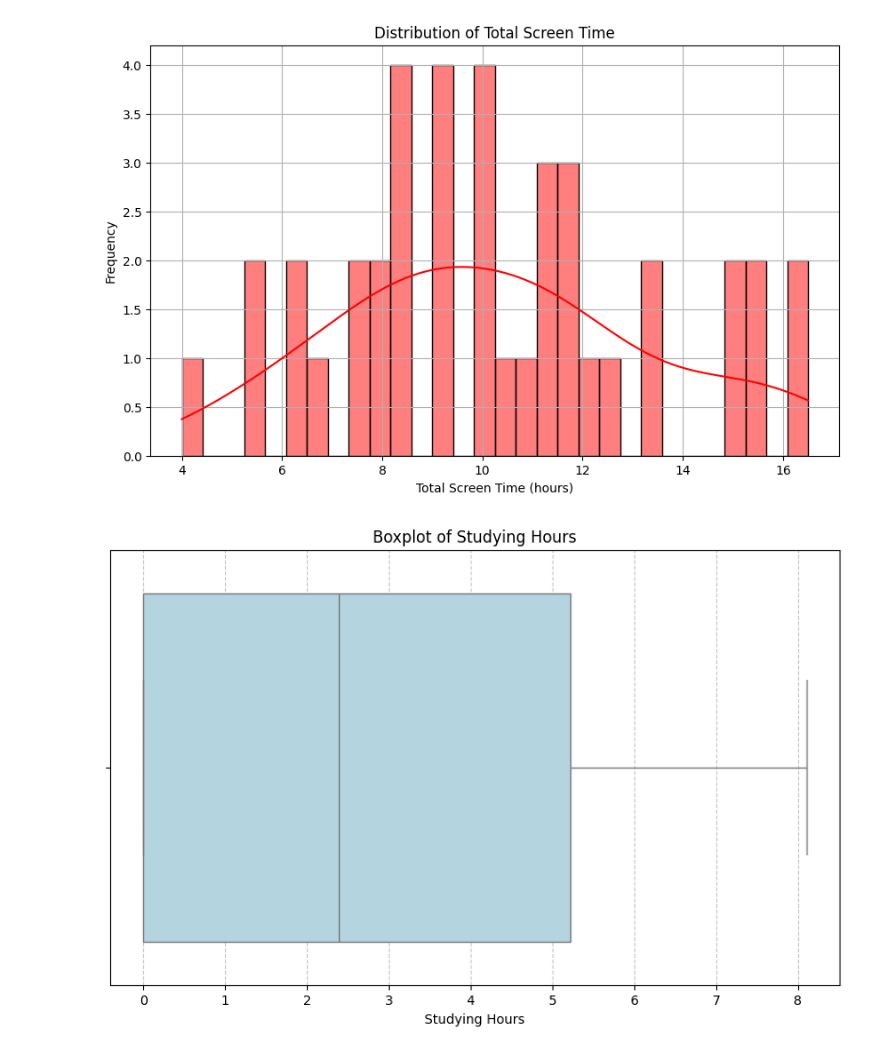
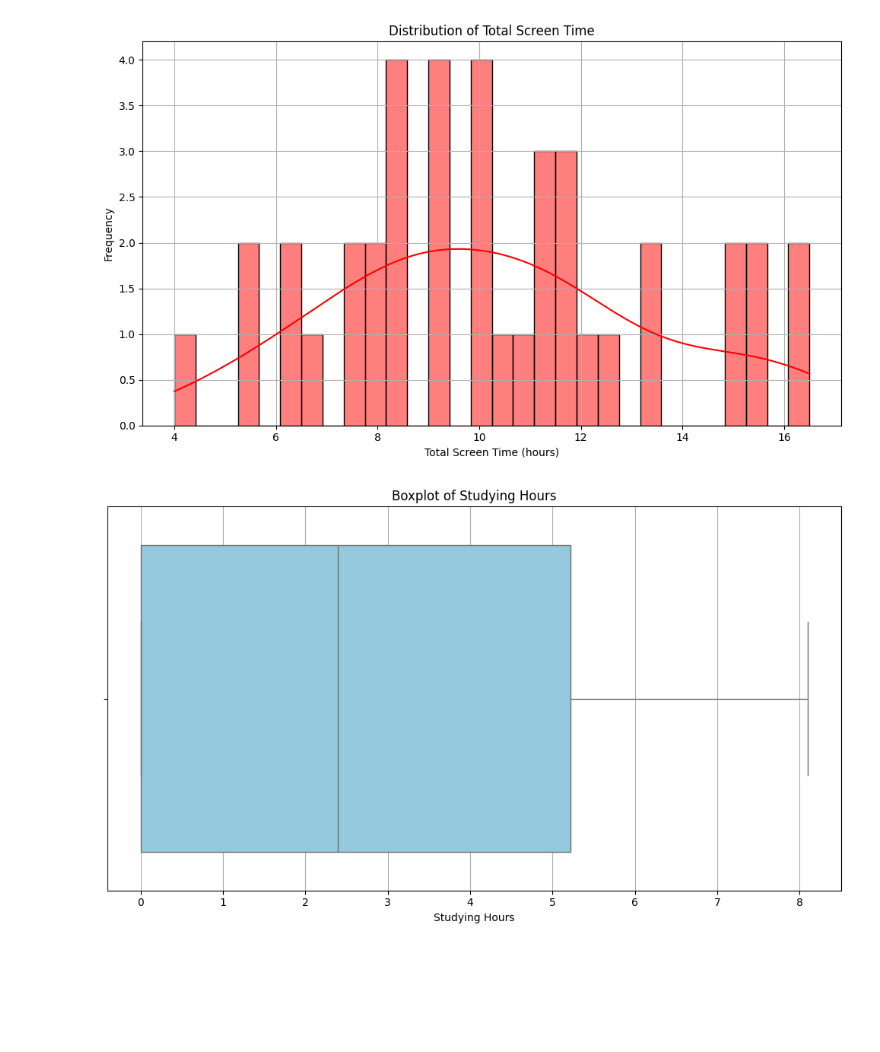
Before and after one commit to sudenilvarli/screentime_studyinghours, a Jupyter notebook: Visualization.ipynb, the cells around one changed output. Drawn from its saved outputs; the diff is of its cells as text; code cells hidden in the pictures; blank space fills up the shorter version.

Commit message:
Add files via upload
Updated visualization.ipynb with full analysis and hypothesis testing

```diff
--- a/Visualization.ipynb
+++ b/Visualization.ipynb
@@ -43,22 +11,34 @@ df['Total Screen Time (hours)'] = df['Screen time (educational)'] + df['Screen t
+# %%
+# --- 2. Data Loading ---
+file_path = "/content/dataset.csv"  # Colab uyumlu
+
+df = pd.read_csv(file_path)
+df.columns = df.columns.str.strip()  # Boşlukları temizle
+
+df['Date'] = pd.to_datetime(df['Date'])
+df['Total Screen Time (hours)'] = df['Screen time (educational)'] + df['Screen time (non-educational)']
 # %%
-# 1. Histogram: Distribution of Total Screen Time
+# --- 3. Univariate Analysis ---
+## Histogram of Total Screen Time
 plt.figure(figsize=(10, 6))
 sns.histplot(df['Total Screen Time (hours)'], bins=30, kde=True, color='red')
 plt.title('Distribution of Total Screen Time')
 plt.xlabel('Total Screen Time (hours)')
 plt.ylabel('Frequency')
 plt.grid(True)
+plt.tight_layout()
 plt.show()
 # %% [output]
-[figure, old version]
+[figure, new version]
 # %%
-# 2. Boxplot: Studying Hours
+## Boxplot of Studying Hours
 plt.figure(figsize=(10, 6))
-sns.boxplot(x=df['Studying hours'], color='lightblue')
+sns.boxplot(x=df['Studying hours'], color='skyblue')
 plt.title('Boxplot of Studying Hours')
 plt.xlabel('Studying Hours')
-plt.grid(axis='x', linestyle='--', alpha=0.7)
+plt.grid(axis='x')
+plt.tight_layout()
 plt.show()
 # %% [output]
-[figure, old version]
+[figure, new version]
 # %%
```
Also changed, not shown: parts of 20 cells of this notebook.
